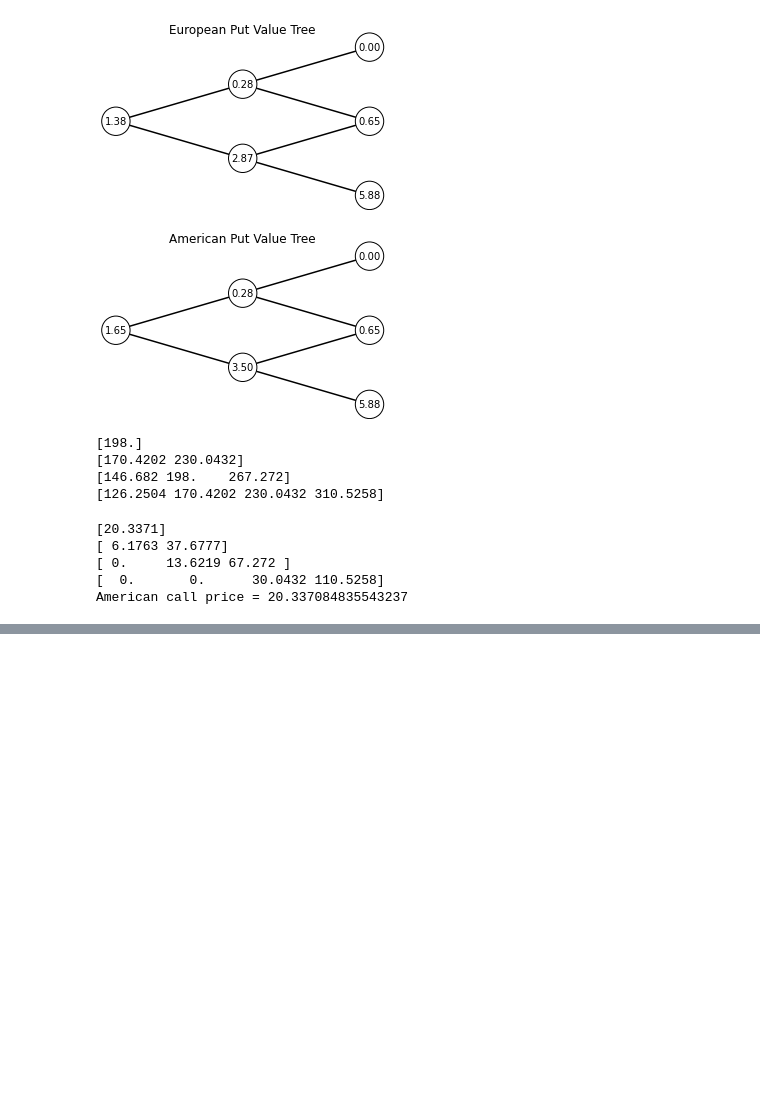
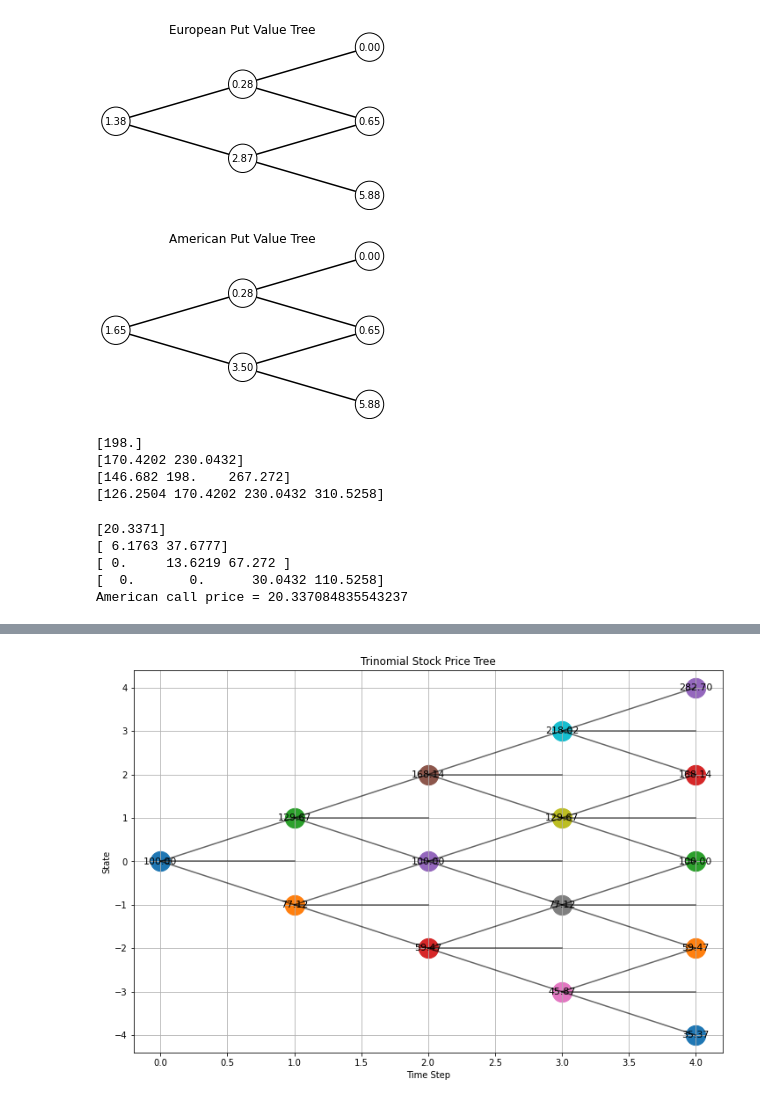
Before and after one commit to Tony-578378/Practical-Tasks, a Jupyter notebook: Quantitative_Finance.ipynb, the cells around one changed output, grey strips where cells are left out. Drawn from its saved outputs; the diff is of its cells as text; code cells hidden in the pictures; blank space fills up the shorter version.

```diff
--- a/Quantitative_Finance.ipynb
+++ b/Quantitative_Finance.ipynb
@@ -318,0 +388,84 @@ American call price = 20.337084835543237
+# %%
+# Plot the trinomial tree
+import numpy as np
+import matplotlib.pyplot as plt
+import math
+
+# Parameters
+S0 = 100
+sigma = 0.3
+T = 1
+N = 4
+
+dt = T / N
+
+# Trinomial parameters
+u = math.exp(sigma * math.sqrt(3 * dt))
+m = 1
+d = 1 / u
+
+print("u =", u)
+print("m =", m)
+print("d =", d)
+
+# Build trinomial tree
+tree = []
+
+for i in range(N + 1):
+
+    level = []
+
+    # j ranges from -i to +i
+    for j in range(-i, i + 1):
+
+        # Only reachable states
+        if (i + j) % 2 == 0:
+
+            S = S0 * (u ** max(j, 0)) * (d ** max(-j, 0))
+            level.append((j, S))
+
+    tree.append(level)
+
+# Plot tree
+plt.figure(figsize=(12, 8))
+
+for i in range(len(tree)):
+
+    for j, S in tree[i]:
+
+        x = i
+        y = j
+
+        plt.scatter(x, y, s=500) #The node colours are defined randomly.
+
+        plt.text(
+            x,
+            y,
+            f"{S:.2f}",
+            ha='center',
+            va='center',
+            color='black',
+            fontsize=11
+        )
+
+        # Draw branches
+        if i < N:
+
+            for next_j in [j + 1, j, j - 1]:
+
+                if abs(next_j) <= i + 1:
+
+                    plt.plot(
+                        [x, x + 1],
+                        [y, next_j],
+                        'k-',
+                        alpha=0.6
+                    )
+
+plt.title("Trinomial Stock Price Tree")
+plt.xlabel("Time Step")
+plt.ylabel("State")
+
+plt.grid(True)
+plt.show()
+# %% [output]
@@ -318,0 +475 @@ American call price = 20.337084835543237
+[figure, added]
```
Also changed, not shown: parts of 8 cells of this notebook.
